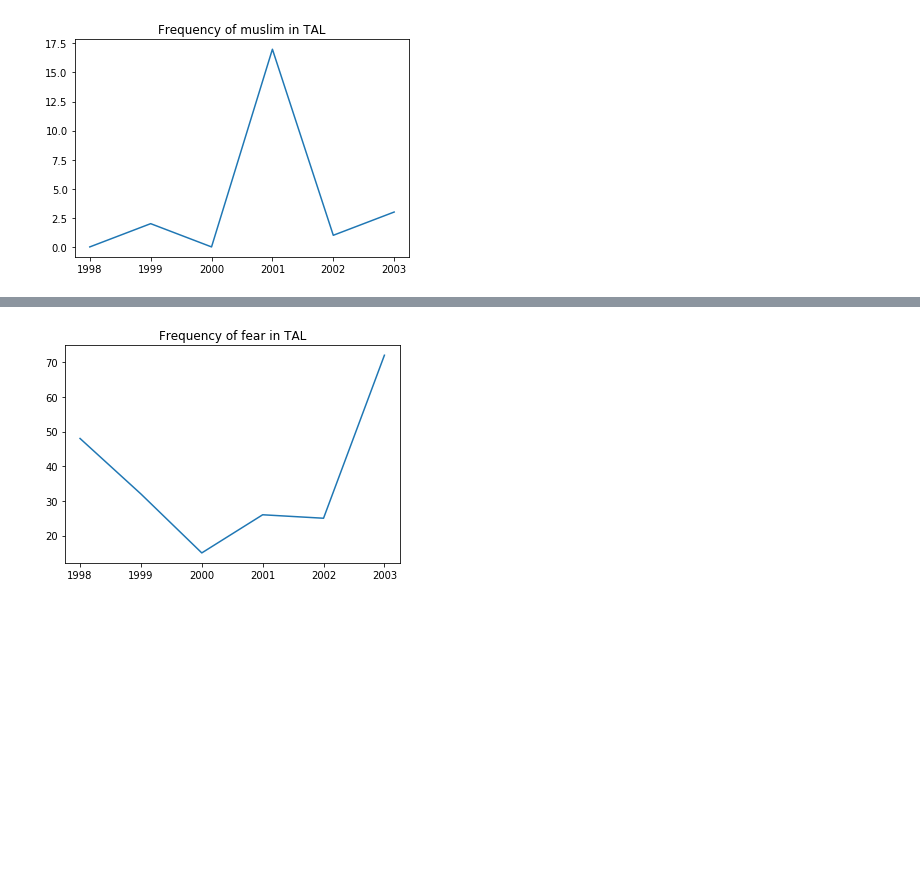
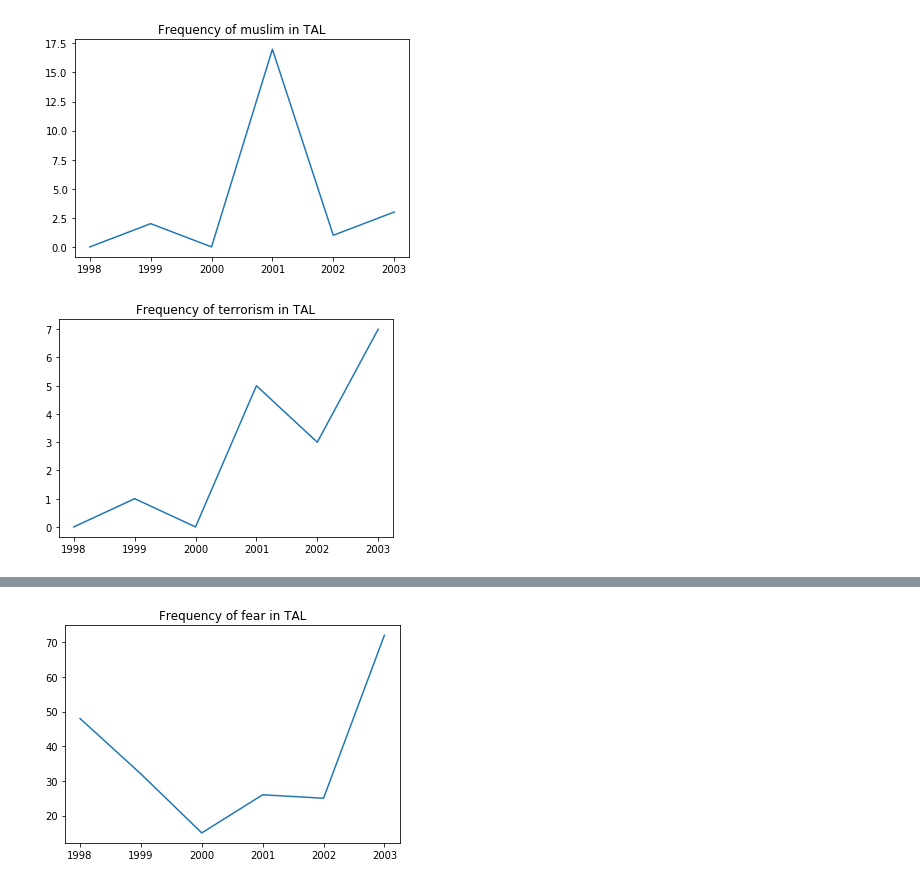
Before and after one commit to laurenjli/nlp-tal, a Jupyter notebook: events_analysis.ipynb, the cells around one changed output, grey strips where cells are left out. Cells and saved outputs as stored; diff of their text form; code cells hidden in the pictures; blank space fills up the shorter version.

```diff
--- a/events_analysis.ipynb
+++ b/events_analysis.ipynb
@@ -133,3 +177,7 @@ y.to_csv('9_11_home_contexts.csv',index=False)
 helper.plot_count(tal_df,[1998,1999,2000,2001,2002,2003],'muslim')
 # %% [output]
 [figure]
+# %%
+helper.plot_count(tal_df,[1998,1999,2000,2001,2002,2003],'terrorism')
+# %% [output]
+[figure, added]
```
Also changed, not shown: parts of 45 cells of this notebook, 1 other file.
